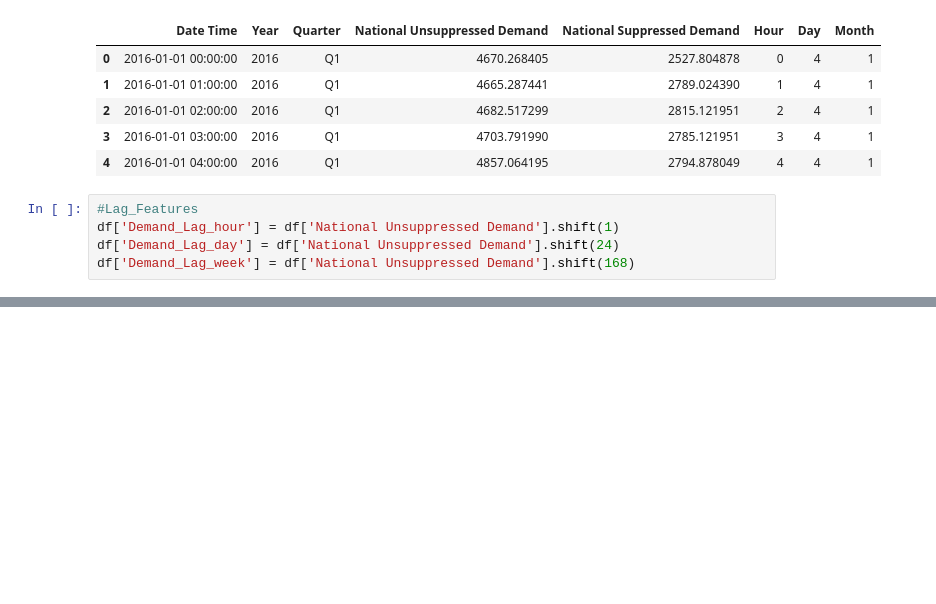
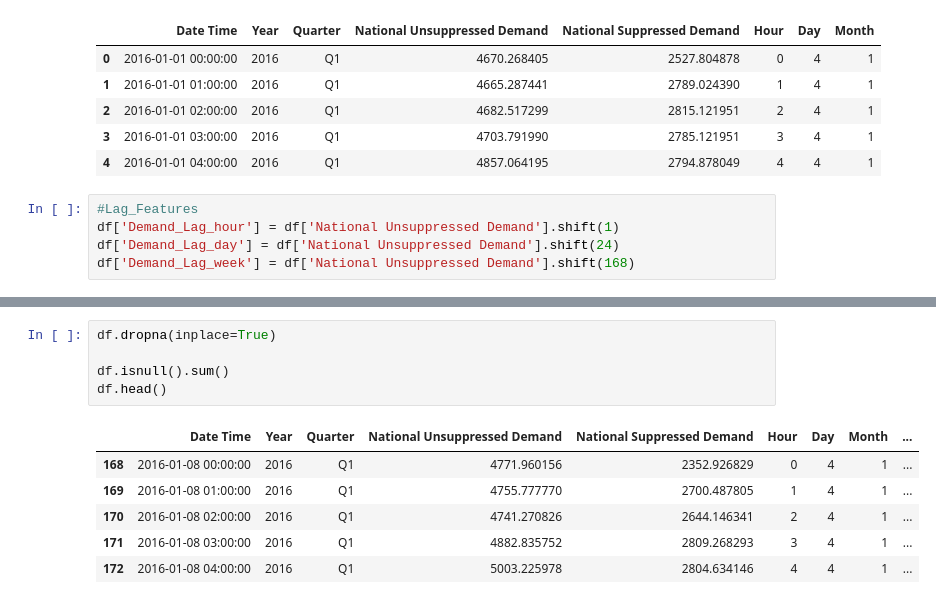
Before and after one commit to Khalmade/energy_demand_forecasting, a Jupyter notebook: notebooks/01_data_exploration.ipynb, the cells around one changed output, grey strips where cells are left out. Cells and saved outputs as stored; diff of their text form; blank space fills up the shorter version.

```diff
--- a/notebooks/01_data_exploration.ipynb
+++ b/notebooks/01_data_exploration.ipynb
@@ -322,0 +353,12 @@ display(df.tail())
+# %%
+df.dropna(inplace=True)
+
+df.isnull().sum()
+df.head()
+# %% [output]
+|  | Date Time | Year | Quarter | National Unsuppressed Demand | National Suppressed Demand | Hour | Day | Month | ... |
+| 168 | 2016-01-08 00:00:00 | 2016 | Q1 | 4771.960156 | 2352.926829 | 0 | 4 | 1 | ... |
+| 169 | 2016-01-08 01:00:00 | 2016 | Q1 | 4755.777770 | 2700.487805 | 1 | 4 | 1 | ... |
+| 170 | 2016-01-08 02:00:00 | 2016 | Q1 | 4741.270826 | 2644.146341 | 2 | 4 | 1 | ... |
+| 171 | 2016-01-08 03:00:00 | 2016 | Q1 | 4882.835752 | 2809.268293 | 3 | 4 | 1 | ... |
+| 172 | 2016-01-08 04:00:00 | 2016 | Q1 | 5003.225978 | 2804.634146 | 4 | 4 | 1 | ... |
```
Also changed, not shown: parts of 4 cells of this notebook.
